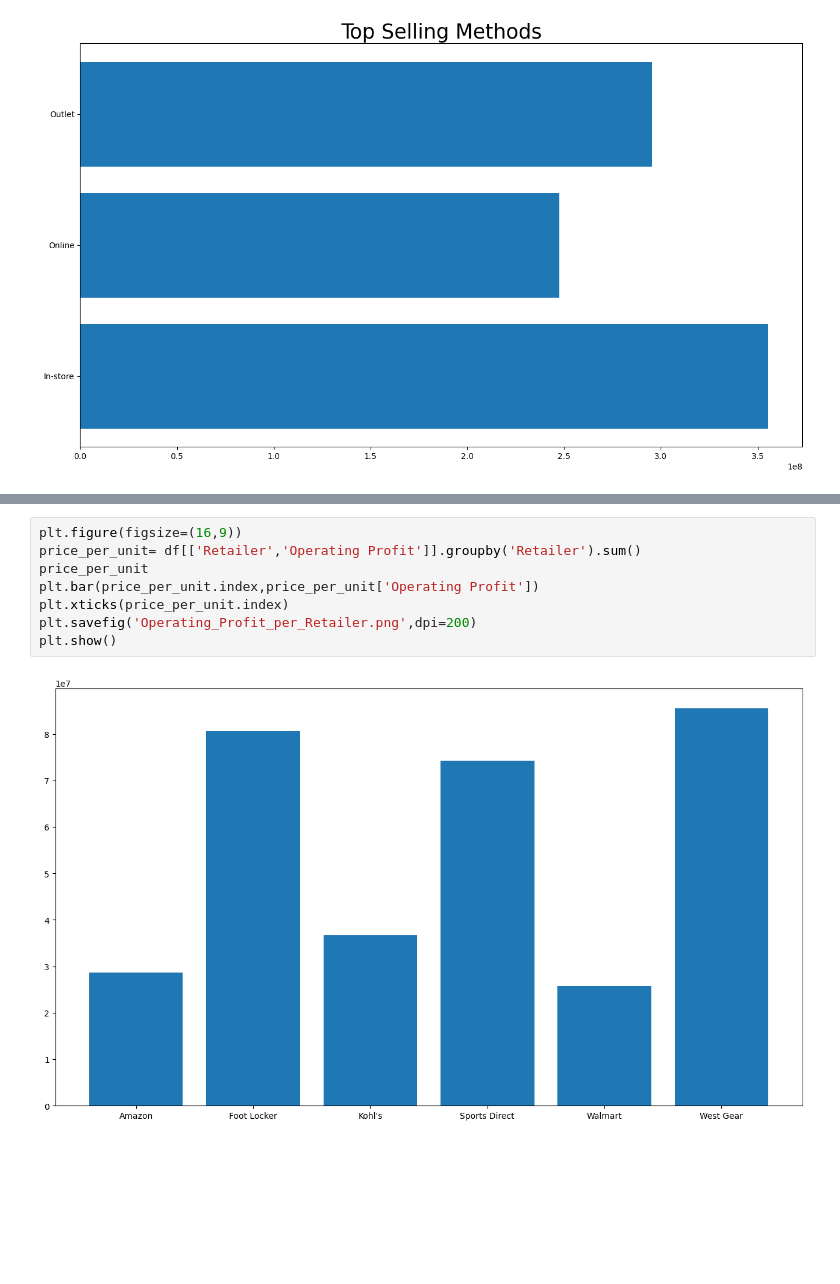
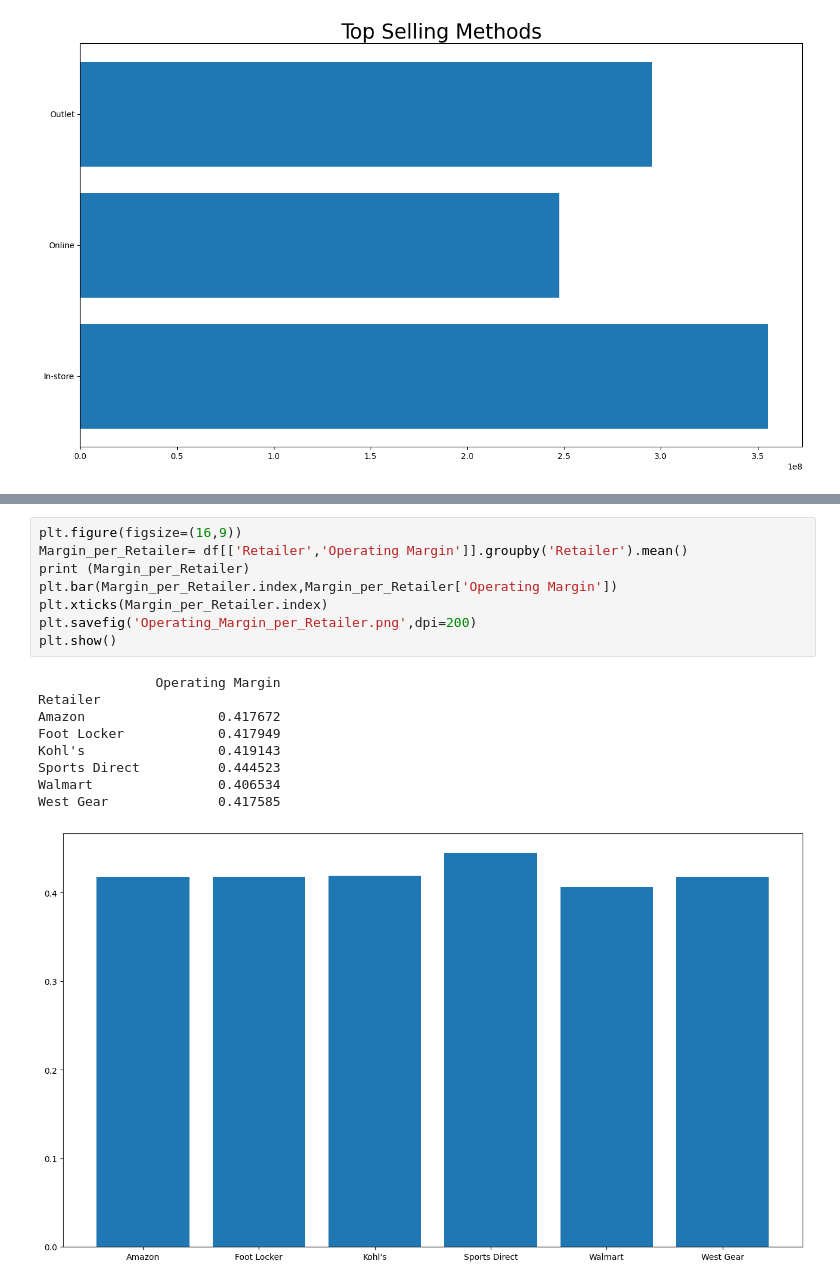
Before and after one commit to NimayKa/Nimayka_Coding, a Jupyter notebook: DV/DV_AS01/DV_DataVisualization_AS01.ipynb, the cells around one changed output, grey strips where cells are left out. Saved outputs shown, nothing was run; the diff lists cells and outputs as text; blank space fills up the shorter version.

```diff
--- a/DV/DV_AS01/DV_DataVisualization_AS01.ipynb
+++ b/DV/DV_AS01/DV_DataVisualization_AS01.ipynb
@@ -72,11 +72,19 @@ plt.show()
 [figure]
 # %%
 plt.figure(figsize=(16,9))
-price_per_unit= df[['Retailer','Operating Profit']].groupby('Retailer').sum()
-price_per_unit
-plt.bar(price_per_unit.index,price_per_unit['Operating Profit'])
-plt.xticks(price_per_unit.index)
-plt.savefig('Operating_Profit_per_Retailer.png',dpi=200)
+Margin_per_Retailer= df[['Retailer','Operating Margin']].groupby('Retailer').mean()
+print (Margin_per_Retailer)
+plt.bar(Margin_per_Retailer.index,Margin_per_Retailer['Operating Margin'])
+plt.xticks(Margin_per_Retailer.index)
+plt.savefig('Operating_Margin_per_Retailer.png',dpi=200)
 plt.show()
 # %% [output]
+               Operating Margin
+Retailer
+Amazon                 0.417672
+Foot Locker            0.417949
+Kohl's                 0.419143
+Sports Direct          0.444523
+Walmart                0.406534
+West Gear              0.417585
-[figure, old version]
+[figure, new version]
```
Also changed, not shown: parts of 2 cells of this notebook, 8 other files.
